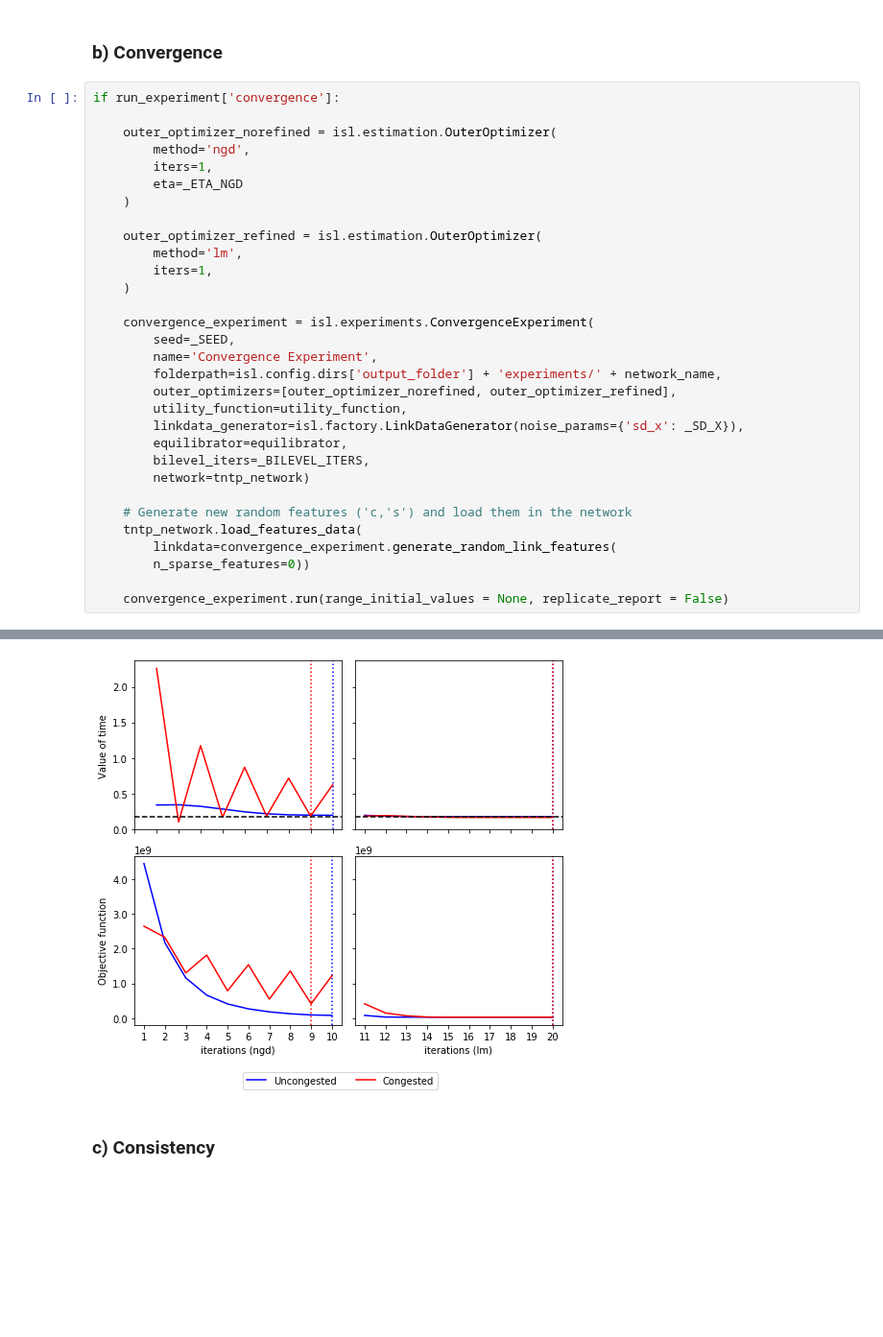
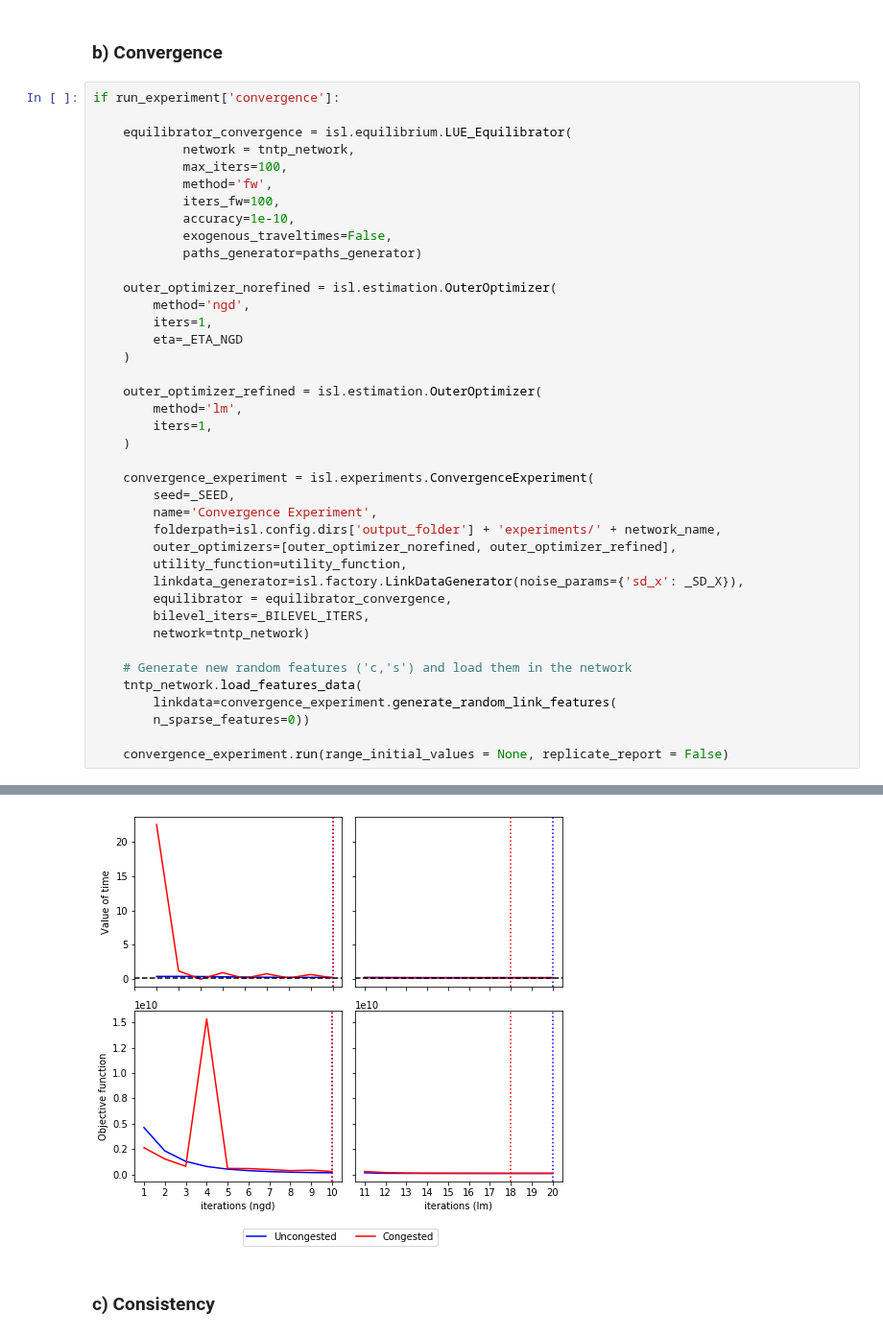
Before and after one commit to pabloguarda/isuelogit, a Jupyter notebook: notebooks/lue_experiments_tntp_network.ipynb, the cells around one changed output, grey strips where cells are left out. Shown at 96% size. Saved outputs shown, nothing was run; the diff lists cells and outputs as text; blank space fills up the shorter version.

```diff
--- a/notebooks/lue_experiments_tntp_network.ipynb
+++ b/notebooks/lue_experiments_tntp_network.ipynb
@@ -229,6 +229,15 @@ Progress: |████████████████████| 100.0%
 ### b) Convergence
 # %%
 if run_experiment['convergence']:
+
+    equilibrator_convergence = isl.equilibrium.LUE_Equilibrator(
+            network = tntp_network,
+            max_iters=100,
+            method='fw',
+            iters_fw=100,
+            accuracy=1e-10,
+            exogenous_traveltimes=False,
+            paths_generator=paths_generator)
 
     outer_optimizer_norefined = isl.estimation.OuterOptimizer(
         method='ngd',
@@ -248,7 +257,7 @@ if run_experiment['convergence']:
         outer_optimizers=[outer_optimizer_norefined, outer_optimizer_refined],
         utility_function=utility_function,
         linkdata_generator=isl.factory.LinkDataGenerator(noise_params={'sd_x': _SD_X}),
-        equilibrator=equilibrator,
+        equilibrator = equilibrator_convergence,
         bilevel_iters=_BILEVEL_ITERS,
         network=tntp_network)
 
@@ -279,4 +288,4 @@ Time: 0.3[s]
-[figure, old version]
+[figure, new version]
 # %% [markdown]
 ### c) Consistency
 # %%
```
Also changed, not shown: parts of 11 cells of this notebook.
